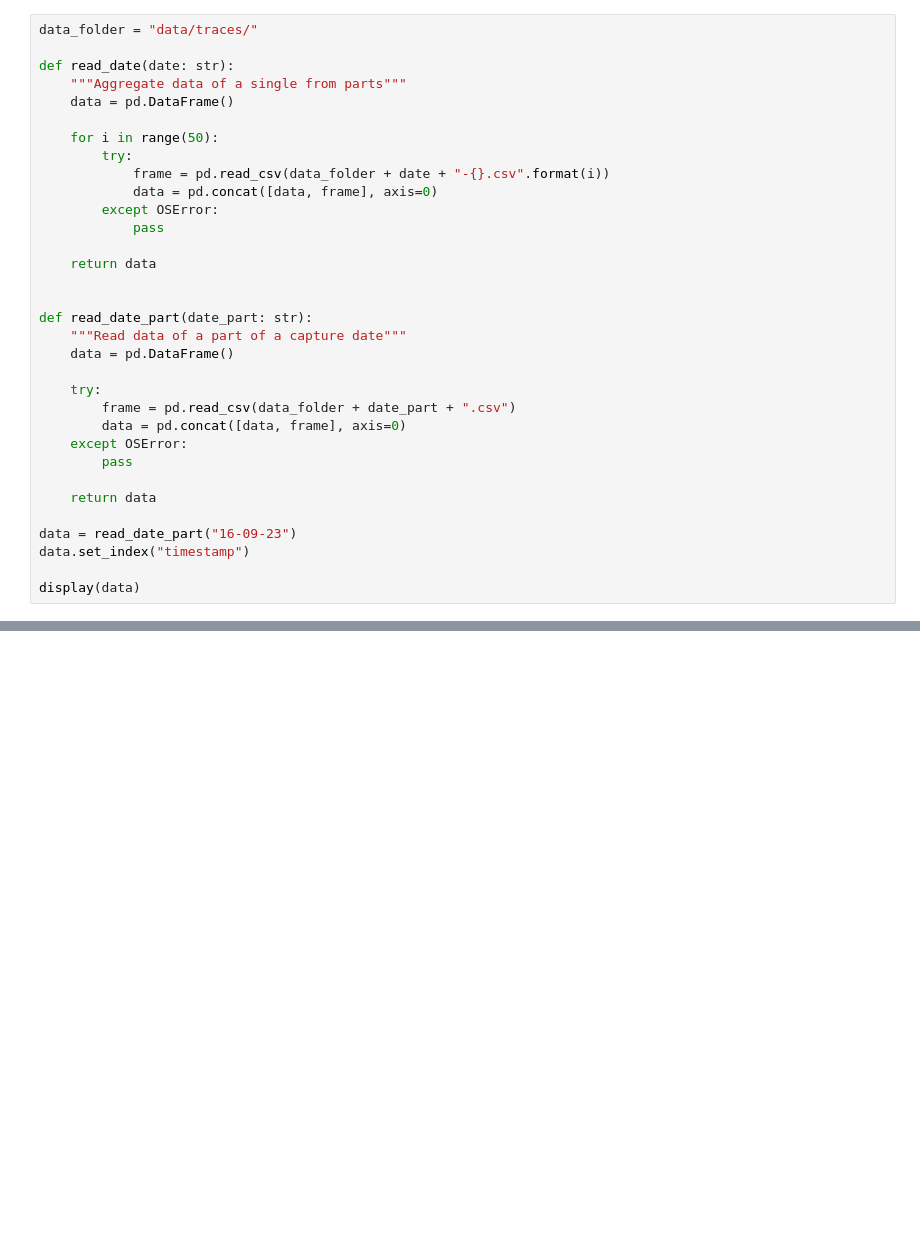
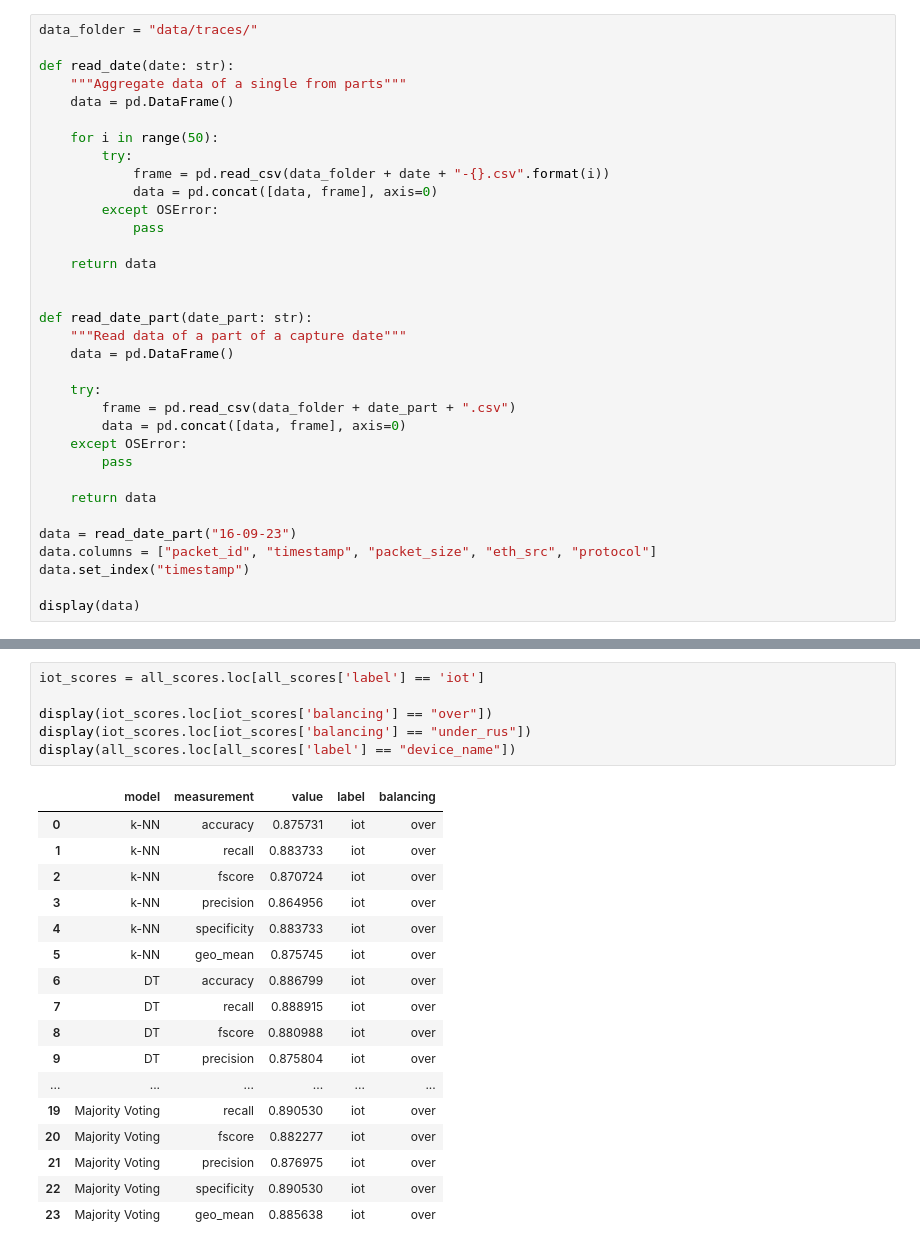
Before and after one commit to cochaviz/iot_classifier, a Jupyter notebook: classifier.ipynb, the cells around one changed output, grey strips where cells are left out. Drawn from its saved outputs; the diff is of its cells as text; blank space fills up the shorter version.

```diff
--- a/classifier.ipynb
+++ b/classifier.ipynb
@@ -40,6 +54,7 @@ def read_date_part(date_part: str):
     return data
 
 data = read_date_part("16-09-23")
+data.columns = ["packet_id", "timestamp", "packet_size", "eth_src", "protocol"]
 data.set_index("timestamp")
 
 display(data)
@@ -345,0 +802,24 @@ for experiment in all_clf_tuned:
+# %%
+iot_scores = all_scores.loc[all_scores['label'] == 'iot']
+
+display(iot_scores.loc[iot_scores['balancing'] == "over"])
+display(iot_scores.loc[iot_scores['balancing'] == "under_rus"])
+display(all_scores.loc[all_scores['label'] == "device_name"])
+# %% [output]
+|  | model | measurement | value | label | balancing |
+| 0 | k-NN | accuracy | 0.875731 | iot | over |
+| 1 | k-NN | recall | 0.883733 | iot | over |
+| 2 | k-NN | fscore | 0.870724 | iot | over |
+| 3 | k-NN | precision | 0.864956 | iot | over |
+| 4 | k-NN | specificity | 0.883733 | iot | over |
+| 5 | k-NN | geo_mean | 0.875745 | iot | over |
+| 6 | DT | accuracy | 0.886799 | iot | over |
+| 7 | DT | recall | 0.888915 | iot | over |
+| 8 | DT | fscore | 0.880988 | iot | over |
+| 9 | DT | precision | 0.875804 | iot | over |
+| ... | ... | ... | ... | ... | ... |
+| 19 | Majority Voting | recall | 0.890530 | iot | over |
+| 20 | Majority Voting | fscore | 0.882277 | iot | over |
+| 21 | Majority Voting | precision | 0.876975 | iot | over |
+| 22 | Majority Voting | specificity | 0.890530 | iot | over |
+| 23 | Majority Voting | geo_mean | 0.885638 | iot | over |
```
Also changed, not shown: parts of 25 cells of this notebook, 2 other files.
